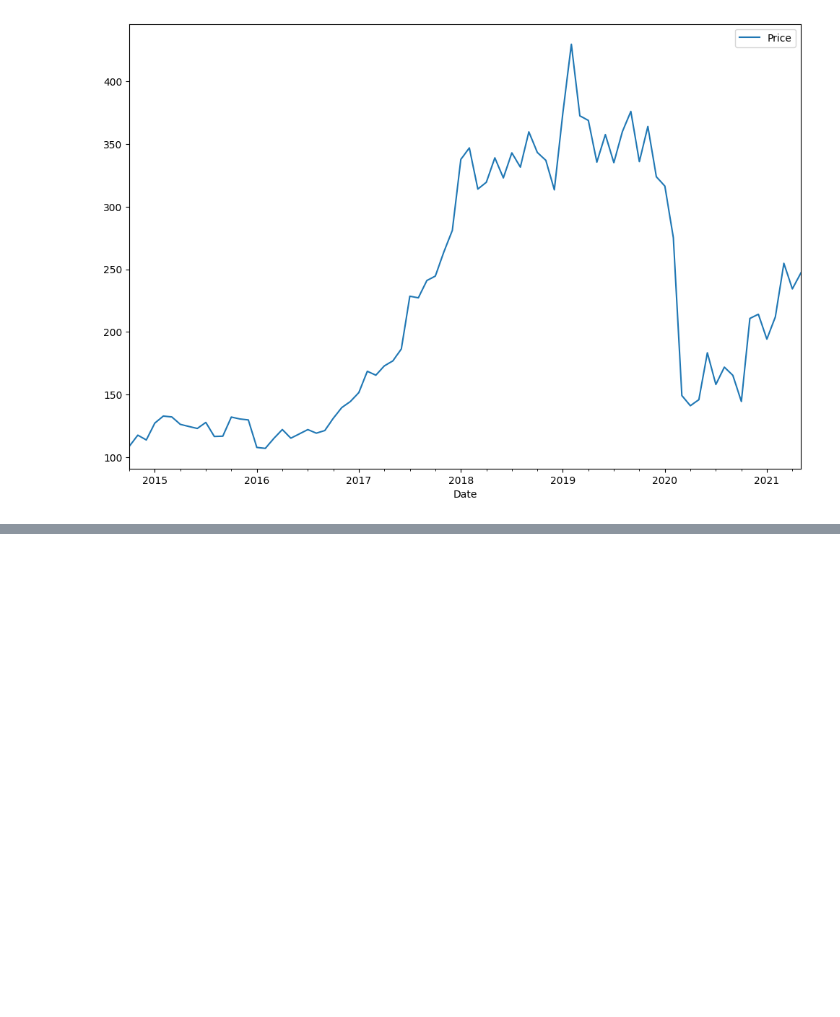
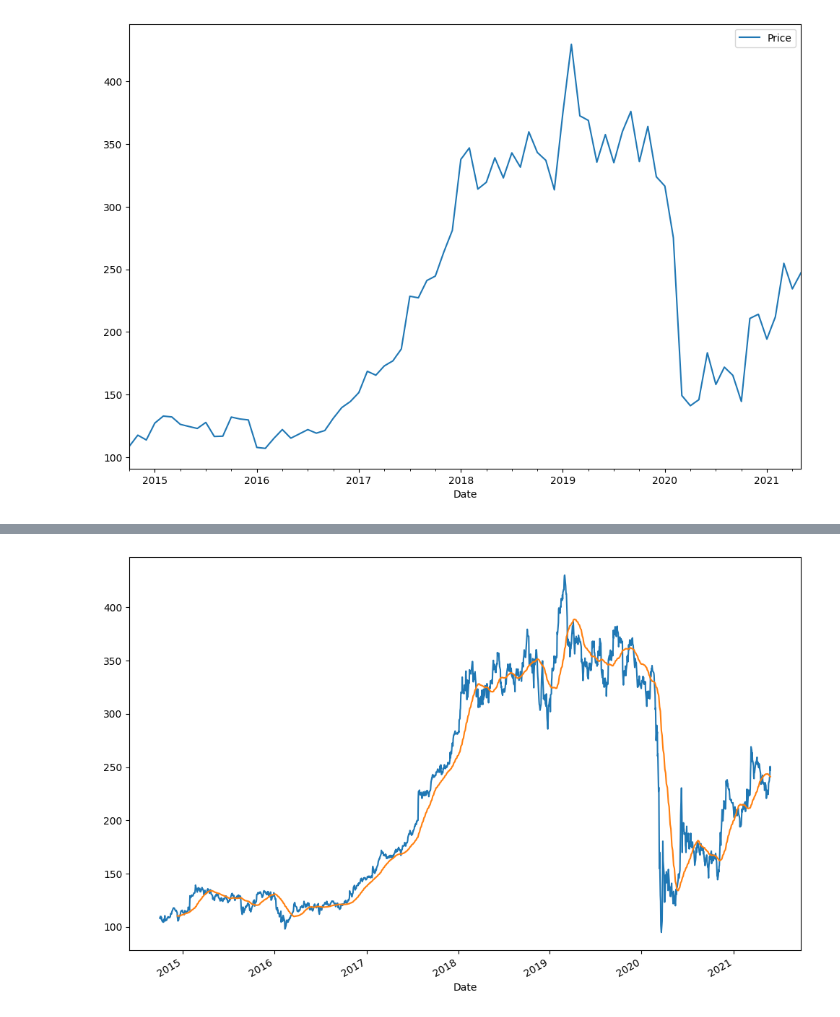
Before and after one commit to Rezamoghadam8810/Algorithmic_trading_tutorial, a Jupyter notebook: 26_Coding_Challenge_5.ipynb, the cells around one changed output, grey strips where cells are left out. Cells and saved outputs as stored; diff of their text form; code cells hidden in the pictures; blank space fills up the shorter version.

```diff
--- a/26_Coding_Challenge_5.ipynb
+++ b/26_Coding_Challenge_5.ipynb
@@ -139,0 +244,8 @@ plt.show()
+# %%
+sma_window = 50
+# %%
+Boeing.Price.plot(figsize=(12,8))
+Boeing.Price.rolling(sma_window).mean().plot()
+plt.show()
+# %% [output]
+[figure, added]
```
Also changed, not shown: parts of 11 cells of this notebook.
